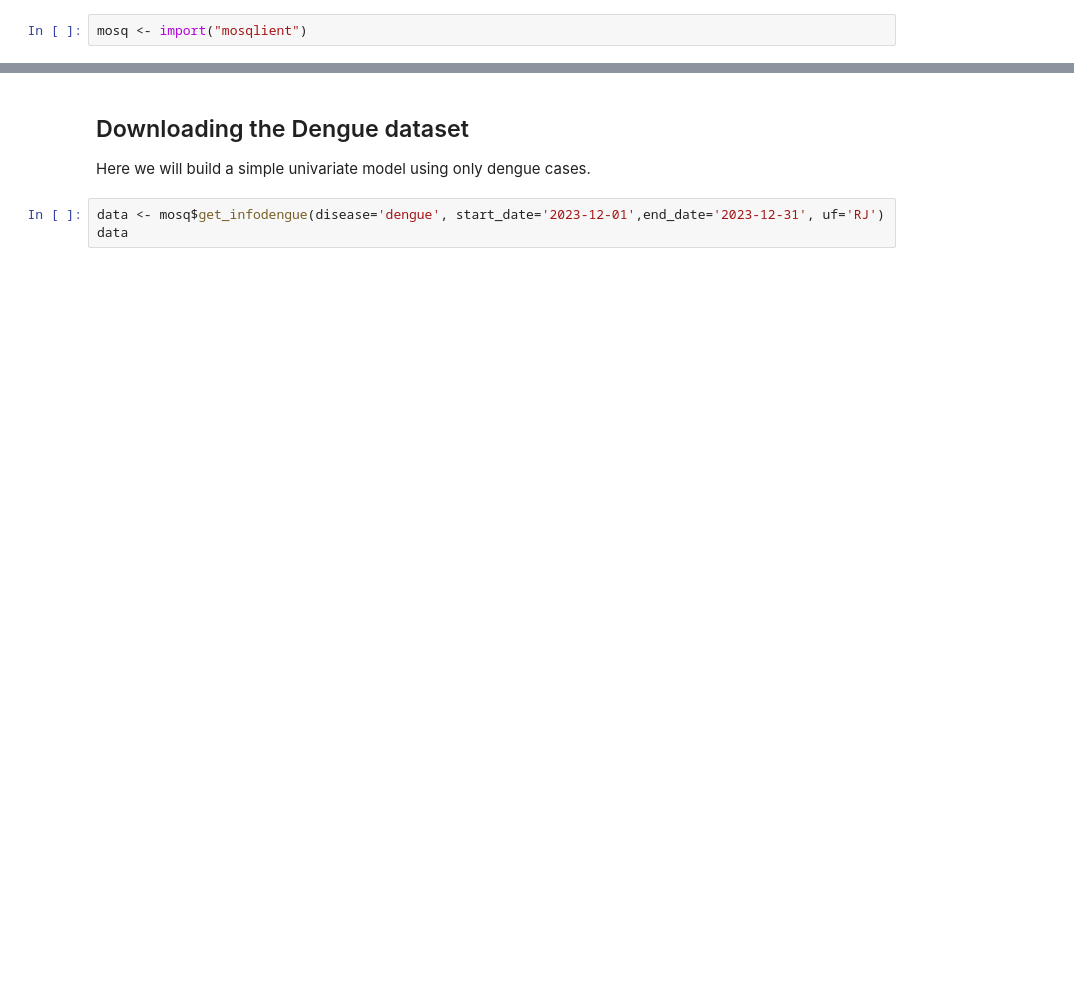
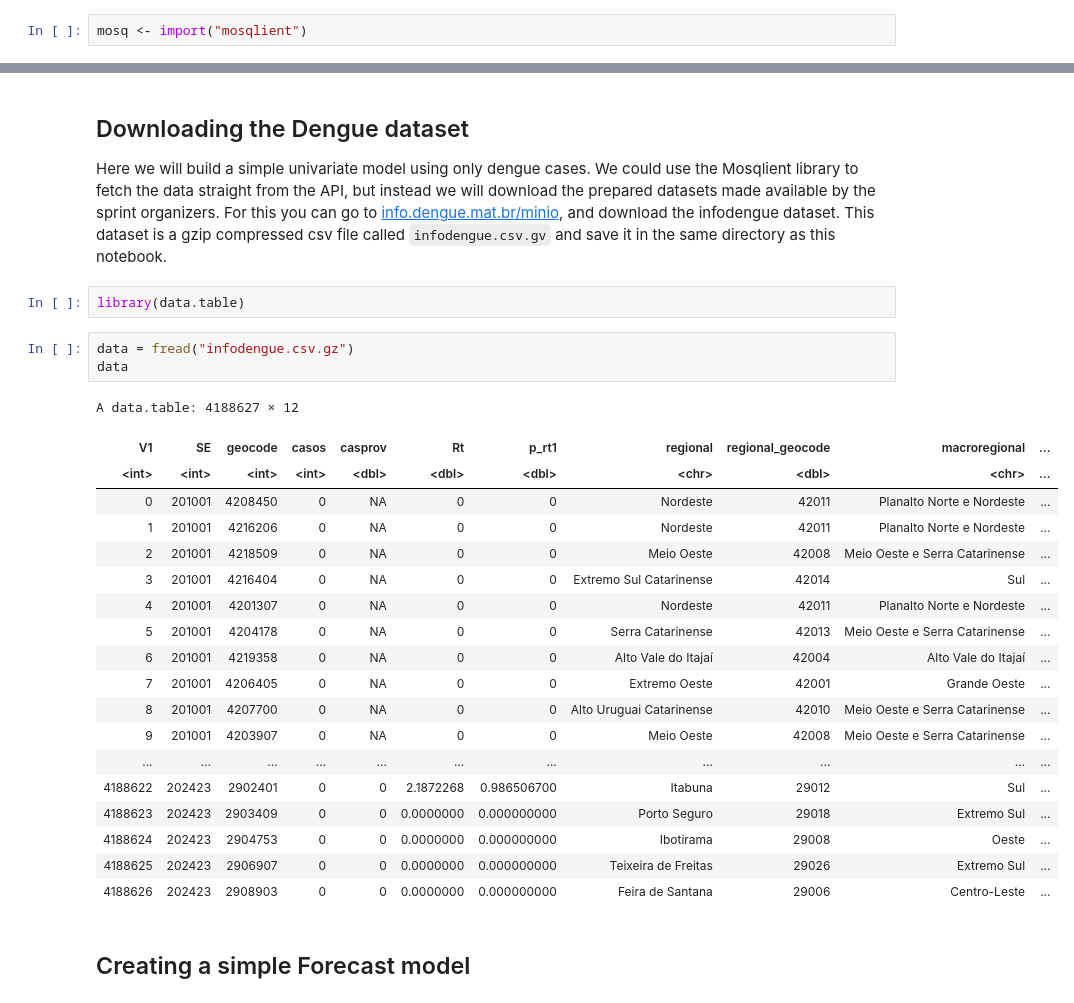
Before and after one commit to Mosqlimate-project/sprint-template, a Jupyter notebook: Demo Notebooks/R demo.ipynb, the cells around one changed output, grey strips where cells are left out. Cells and saved outputs as stored; diff of their text form; blank space fills up the shorter version.

```diff
--- a/Demo Notebooks/R demo.ipynb
+++ b/Demo Notebooks/R demo.ipynb
@@ -43,6 +41,30 @@ mosq$version
 # %% [markdown]
 ## Downloading the Dengue dataset
-Here we will build a simple univariate model using only dengue cases.
+Here we will build a simple univariate model using only dengue cases. We could use the Mosqlient library to fetch the data straight from the API, but instead we will download the prepared datasets made available by the sprint organizers. For this you can go to [info.dengue.mat.br/minio](https://info.dengue.mat.br/minio), and download the infodengue dataset. This dataset is a gzip compressed csv file called `infodengue.csv.gv` and save it in the same directory as this notebook.
-# %%
-data <- mosq$get_infodengue(disease='dengue', start_date='2023-12-01',end_date='2023-12-31', uf='RJ')
-data
+# %%
+library(data.table)
+# %%
+data = fread("infodengue.csv.gz")
+data
+# %% [output]
+A data.table: 4188627 × 12
+| V1 | SE | geocode | casos | casprov | Rt | p_rt1 | regional | regional_geocode | macroregional | ... |
+| <int> | <int> | <int> | <int> | <dbl> | <dbl> | <dbl> | <chr> | <dbl> | <chr> | ... |
+| 0 | 201001 | 4208450 | 0 | NA | 0 | 0 | Nordeste | 42011 | Planalto Norte e Nordeste | ... |
+| 1 | 201001 | 4216206 | 0 | NA | 0 | 0 | Nordeste | 42011 | Planalto Norte e Nordeste | ... |
+| 2 | 201001 | 4218509 | 0 | NA | 0 | 0 | Meio Oeste | 42008 | Meio Oeste e Serra Catarinense | ... |
+| 3 | 201001 | 4216404 | 0 | NA | 0 | 0 | Extremo Sul Catarinense | 42014 | Sul | ... |
+| 4 | 201001 | 4201307 | 0 | NA | 0 | 0 | Nordeste | 42011 | Planalto Norte e Nordeste | ... |
+| 5 | 201001 | 4204178 | 0 | NA | 0 | 0 | Serra Catarinense | 42013 | Meio Oeste e Serra Catarinense | ... |
+| 6 | 201001 | 4219358 | 0 | NA | 0 | 0 | Alto Vale do Itajaí | 42004 | Alto Vale do Itajaí | ... |
+| 7 | 201001 | 4206405 | 0 | NA | 0 | 0 | Extremo Oeste | 42001 | Grande Oeste | ... |
+| 8 | 201001 | 4207700 | 0 | NA | 0 | 0 | Alto Uruguai Catarinense | 42010 | Meio Oeste e Serra Catarinense | ... |
+| 9 | 201001 | 4203907 | 0 | NA | 0 | 0 | Meio Oeste | 42008 | Meio Oeste e Serra Catarinense | ... |
+| ... | ... | ... | ... | ... | ... | ... | ... | ... | ... | ... |
+| 4188622 | 202423 | 2902401 | 0 | 0 | 2.1872268 | 0.986506700 | Itabuna | 29012 | Sul | ... |
+| 4188623 | 202423 | 2903409 | 0 | 0 | 0.0000000 | 0.000000000 | Porto Seguro | 29018 | Extremo Sul | ... |
+| 4188624 | 202423 | 2904753 | 0 | 0 | 0.0000000 | 0.000000000 | Ibotirama | 29008 | Oeste | ... |
+| 4188625 | 202423 | 2906907 | 0 | 0 | 0.0000000 | 0.000000000 | Teixeira de Freitas | 29026 | Extremo Sul | ... |
+| 4188626 | 202423 | 2908903 | 0 | 0 | 0.0000000 | 0.000000000 | Feira de Santana | 29006 | Centro-Leste | ... |
+# %% [markdown]
+## Creating a simple Forecast model
```
Also changed, not shown: parts of 3 cells of this notebook, 1 other file.
